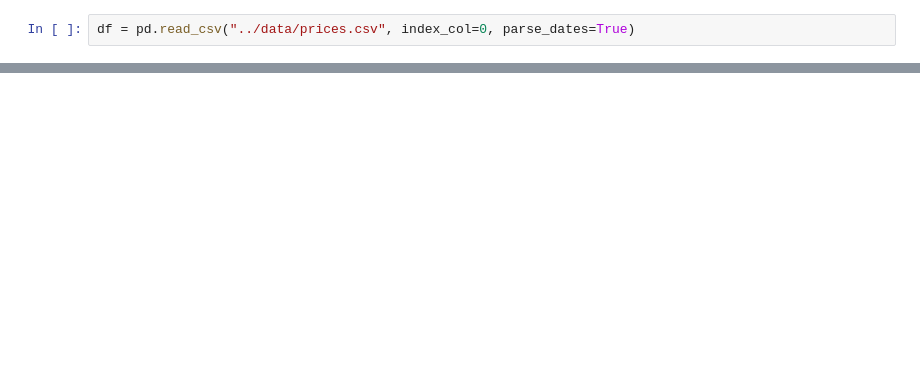
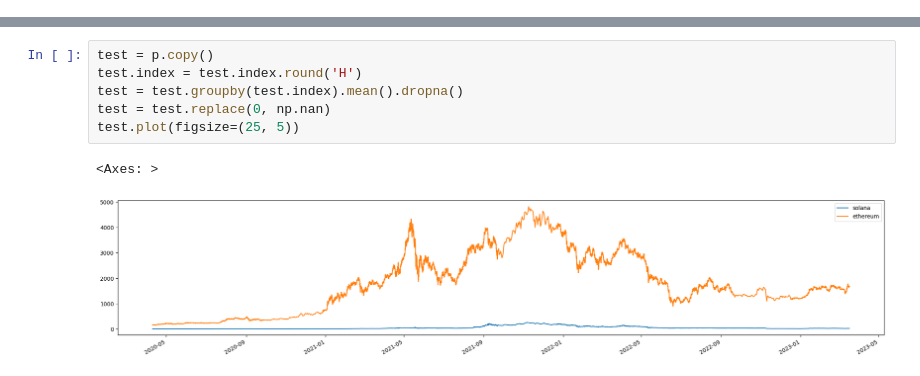
Before and after one commit to dioday45/FIN-525-Project, a Jupyter notebook: notebooks/sandbox.ipynb, the cells around one changed output, grey strips where cells are left out. Saved outputs shown, nothing was run; the diff lists cells and outputs as text; blank space fills up the shorter version.

```diff
--- a/notebooks/sandbox.ipynb
+++ b/notebooks/sandbox.ipynb
@@ -14,2 +17,0 @@ plt.show()
-# %%
-df = pd.read_csv("../data/prices.csv", index_col=0, parse_dates=True)
@@ -24,0 +113,9 @@ Index(['2013-04-28', '2013-04-29', '2013-04-30', '2013-05-01', '2013-05-02',
+# %%
+test = p.copy()
+test.index = test.index.round('H')
+test = test.groupby(test.index).mean().dropna()
+test = test.replace(0, np.nan)
+test.plot(figsize=(25, 5))
+# %% [output]
+<Axes: >
+[figure, added]
```
Also changed, not shown: parts of 7 cells of this notebook, 1 other file.
